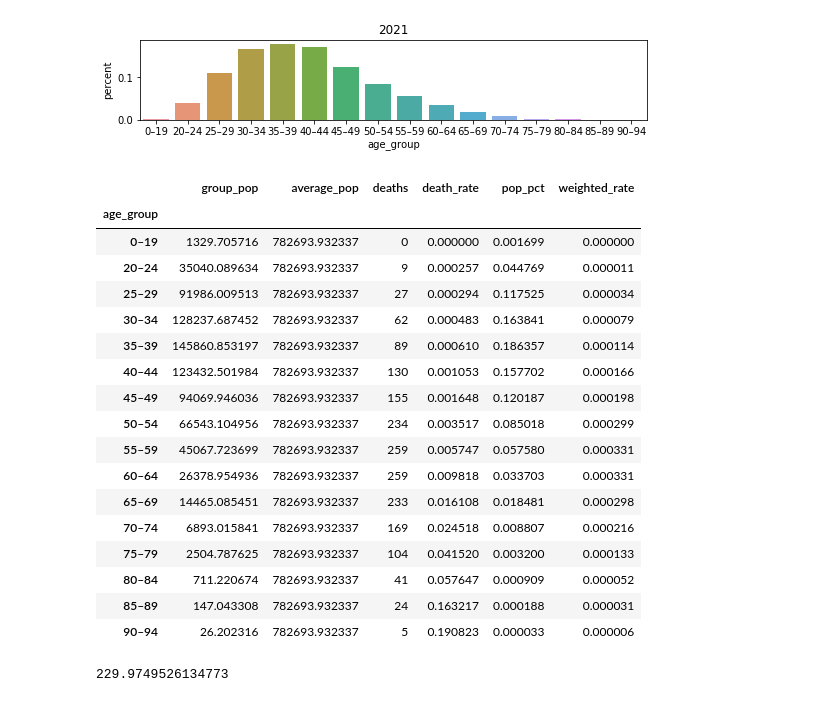
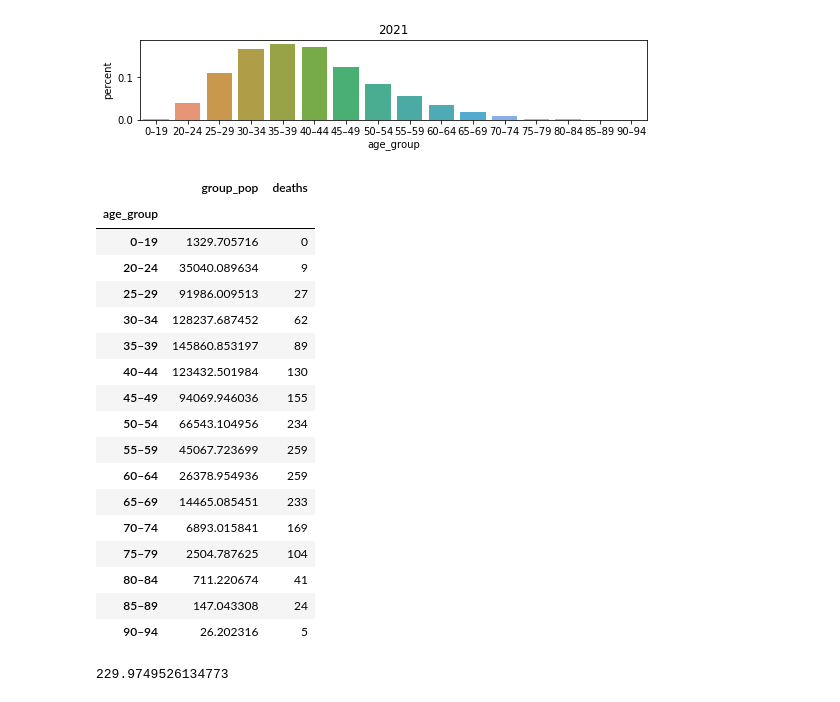
Before and after one commit to NPR-investigations/BOP_all_cause_mortality, a Jupyter notebook: 20220303_BOP_standardized_mortality_count_for_sharing.ipynb, the cells around one changed output. Saved outputs shown, nothing was run; the diff lists cells and outputs as text; code cells hidden in the pictures.

```diff
--- a/20220303_BOP_standardized_mortality_count_for_sharing.ipynb
+++ b/20220303_BOP_standardized_mortality_count_for_sharing.ipynb
@@ -543,26 +544,26 @@ std['death_rate'] = std.deaths/std.group_pop
 std['pop_pct'] = std.group_pop/std.average_pop
 std['weighted_rate'] = std.death_rate * std.pop_pct
 # %%
-std
+std[['group_pop','deaths']]
 # %% [output]
-|  | group_pop | average_pop | deaths | death_rate | pop_pct | weighted_rate |
-| age_group |  |  |  |  |  |  |
-| 0–19 | 1329.705716 | 782693.932337 | 0 | 0.000000 | 0.001699 | 0.000000 |
-| 20–24 | 35040.089634 | 782693.932337 | 9 | 0.000257 | 0.044769 | 0.000011 |
-| 25–29 | 91986.009513 | 782693.932337 | 27 | 0.000294 | 0.117525 | 0.000034 |
-| 30–34 | 128237.687452 | 782693.932337 | 62 | 0.000483 | 0.163841 | 0.000079 |
-| 35–39 | 145860.853197 | 782693.932337 | 89 | 0.000610 | 0.186357 | 0.000114 |
-| 40–44 | 123432.501984 | 782693.932337 | 130 | 0.001053 | 0.157702 | 0.000166 |
-| 45–49 | 94069.946036 | 782693.932337 | 155 | 0.001648 | 0.120187 | 0.000198 |
-| 50–54 | 66543.104956 | 782693.932337 | 234 | 0.003517 | 0.085018 | 0.000299 |
-| 55–59 | 45067.723699 | 782693.932337 | 259 | 0.005747 | 0.057580 | 0.000331 |
-| 60–64 | 26378.954936 | 782693.932337 | 259 | 0.009818 | 0.033703 | 0.000331 |
-| 65–69 | 14465.085451 | 782693.932337 | 233 | 0.016108 | 0.018481 | 0.000298 |
-| 70–74 | 6893.015841 | 782693.932337 | 169 | 0.024518 | 0.008807 | 0.000216 |
-| 75–79 | 2504.787625 | 782693.932337 | 104 | 0.041520 | 0.003200 | 0.000133 |
-| 80–84 | 711.220674 | 782693.932337 | 41 | 0.057647 | 0.000909 | 0.000052 |
-| 85–89 | 147.043308 | 782693.932337 | 24 | 0.163217 | 0.000188 | 0.000031 |
-| 90–94 | 26.202316 | 782693.932337 | 5 | 0.190823 | 0.000033 | 0.000006 |
+|  | group_pop | deaths |
+| age_group |  |  |
+| 0–19 | 1329.705716 | 0 |
+| 20–24 | 35040.089634 | 9 |
+| 25–29 | 91986.009513 | 27 |
+| 30–34 | 128237.687452 | 62 |
+| 35–39 | 145860.853197 | 89 |
+| 40–44 | 123432.501984 | 130 |
+| 45–49 | 94069.946036 | 155 |
+| 50–54 | 66543.104956 | 234 |
+| 55–59 | 45067.723699 | 259 |
+| 60–64 | 26378.954936 | 259 |
+| 65–69 | 14465.085451 | 233 |
+| 70–74 | 6893.015841 | 169 |
+| 75–79 | 2504.787625 | 104 |
+| 80–84 | 711.220674 | 41 |
+| 85–89 | 147.043308 | 24 |
+| 90–94 | 26.202316 | 5 |
 # %%
 std.weighted_rate.sum()*100000
 # %% [output]
```
Also changed, not shown: parts of 21 cells of this notebook.
